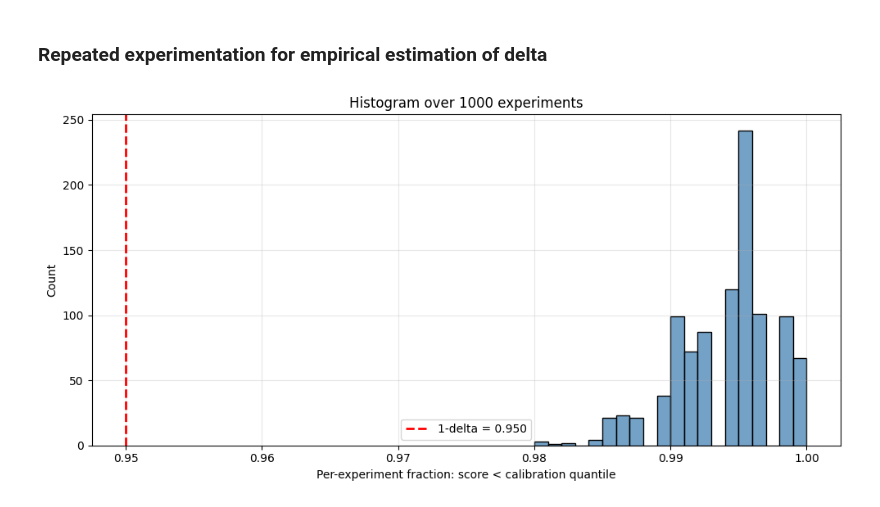
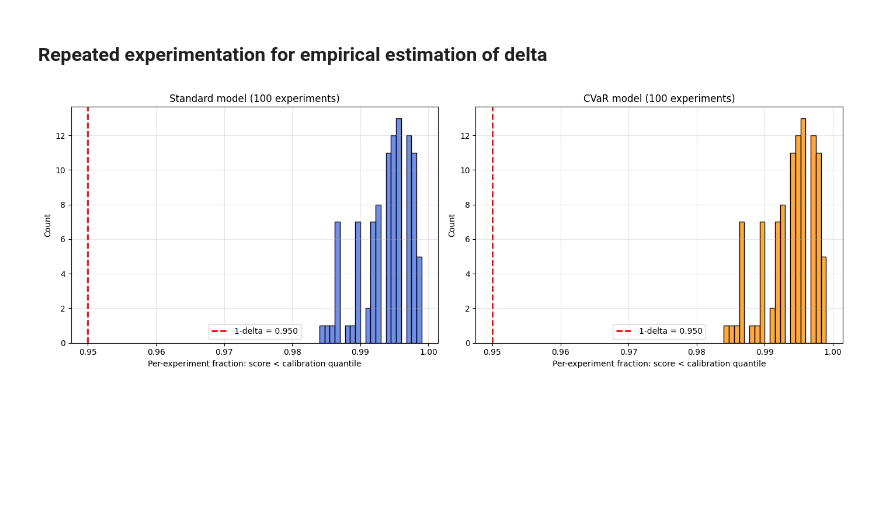
Before and after one commit to laurameroi/Conformal_PB, a Jupyter notebook: conformal_verification.ipynb, the cells around one changed output. Saved outputs shown, nothing was run; the diff lists cells and outputs as text; code cells hidden in the pictures; blank space fills up the shorter version.

```diff
--- a/conformal_verification.ipynb
+++ b/conformal_verification.ipynb
@@ -57,7 +72,7 @@ Unexpected keys: []
 # %% [markdown]
 ### Set up conformal parameters
 # %%
-# Non-conformity score
+# Non-conformity score (supported: "pb_loss", "pb_collision")
 non_conformity_score = "pb_loss"
 
 # Conditional vs marginal
@@ -68,7 +83,7 @@ alpha = 0.05       # w/r draw of calibration data
 delta = 0.05            # P w/r nonconformity score violation
 m_cert = 1000           # Size of certification dataset
 test_dataset_size = 1000
-nb_experiments = 1000
+nb_experiments = 100
 
 #Calculate the shift in alpha for conditional certificates
 if conditional_verification:
@@ -86,15 +101,17 @@ np.random.seed(seed)
 # %% [markdown]
 ### Sample calibration dataset
 # %%
-# Sample noise realizations
+# Sample noise realizations for calibration
 calibration_w = generate_random_batch(batch_size=m_cert, horizon=horizon, n_agents=n_agents,
                                     x0_std=x0_std, noise_std=noise_std, device=device)
 
-# Unroll trajectories with trained closed-loop model
-traj = {}
-pb_loop.eval()
+# Unroll trajectories with BOTH models on identical calibration batch
+traj_std, traj_cvar = {}, {}
+pb_loop_standard.eval()
+pb_loop_cvar.eval()
 with torch.no_grad():
-    traj["x"], traj["u"], traj["w_hat"] = pb_loop.run(calibration_w)
+    traj_std["x"], traj_std["u"], traj_std["w_hat"] = pb_loop_standard.run(calibration_w)
+    traj_cvar["x"], traj_cvar["u"], traj_cvar["w_hat"] = pb_loop_cvar.run(calibration_w)
 # %% [markdown]
 ### Find the conditional threshold of the non-conformity score on the calibration set
 # %%
@@ -166,9 +204,11 @@ Reference 1-alpha: 0.9500
 # %% [markdown]
 ### Repeated experimentation for empirical estimation of delta
 # %%
-fractions_below_quantile = []
+fractions_below_quantile_std = []
+fractions_below_quantile_cvar = []
 
-pb_loop.eval()
+pb_loop_standard.eval()
+pb_loop_cvar.eval()
 with torch.no_grad():
     for _ in range(nb_experiments):
         # 1) Calibration split for this experiment
@@ -178,51 +218,74 @@ with torch.no_grad():
             n_agents=n_agents,
             x0_std=x0_std,
             noise_std=noise_std,
             device=device,
         )
-        traj_cal_i = {}
-        traj_cal_i["x"], traj_cal_i["u"], traj_cal_i["w_hat"] = pb_loop.run(calibration_w_i)
+        traj_cal_std_i, traj_cal_cvar_i = {}, {}
+        traj_cal_std_i["x"], traj_cal_std_i["u"], traj_cal_std_i["w_hat"] = pb_loop_standard.run(calibration_w_i)
+        traj_cal_cvar_i["x"], traj_cal_cvar_i["u"], traj_cal_cvar_i["w_hat"] = pb_loop_cvar.run(calibration_w_i)
 
-        calibration_result_i = nonconformity.calibrate_nonconformity(
-            trajectories=traj_cal_i,
+        calibration_result_std_i = nonconformity.calibrate_nonconformity(
+            trajectories=traj_cal_std_i,
+            scorer=scorer,
+            alpha=alpha_conditional,
+            finite_sample=True,
+        )
+        calibration_result_cvar_i = nonconformity.calibrate_nonconformity(
+            trajectories=traj_cal_cvar_i,
             scorer=scorer,
             alpha=alpha_conditional,
             finite_sample=True,
         )
 
         # 2) Independent test split for this experiment
         test_w_i = generate_random_batch(
             batch_size=test_dataset_size,
             horizon=horizon,
             n_agents=n_agents,
             x0_std=x0_std,
             noise_std=noise_std,
             device=device,
         )
-        traj_test_i = {}
-        traj_test_i["x"], traj_test_i["u"], traj_test_i["w_hat"] = pb_loop.run(test_w_i)
+        traj_test_std_i, traj_test_cvar_i = {}, {}
+        traj_test_std_i["x"], traj_test_std_i["u"], traj_test_std_i["w_hat"] = pb_loop_standard.run(test_w_i)
+        traj_test_cvar_i["x"], traj_test_cvar_i["u"], traj_test_cvar_i["w_hat"] = pb_loop_cvar.run(test_w_i)
 
-        test_scores_i = nonconformity.compute_nonconformity_scores(traj_test_i, scorer)
+        test_scores_std_i = nonconformity.compute_nonconformity_scores(traj_test_std_i, scorer)
+        test_scores_cvar_i = nonconformity.compute_nonconformity_scores(traj_test_cvar_i, scorer)
 
-        fraction_i = (test_scores_i < calibration_result_i.threshold).float().mean().item()
-        fractions_below_quantile.append(fraction_i)
+        fraction_std_i = (test_scores_std_i < calibration_result_std_i.threshold).float().mean().item()
+        fraction_cvar_i = (test_scores_cvar_i < calibration_result_cvar_i.threshold).float().mean().item()
+        fractions_below_quantile_std.append(fraction_std_i)
+        fractions_below_quantile_cvar.append(fraction_cvar_i)
 
-fractions_below_quantile = np.asarray(fractions_below_quantile)
+fractions_std = np.asarray(fractions_below_quantile_std)
+fractions_cvar = np.asarray(fractions_below_quantile_cvar)
 
 # Empirical estimate: P( fraction >= 1 - delta )
-empirical_prob_above_1_minus_delta = np.mean(fractions_below_quantile >= (1.0 - delta))
+empirical_prob_std = np.mean(fractions_std >= (1.0 - delta))
+empirical_prob_cvar = np.mean(fractions_cvar >= (1.0 - delta))
 
-plt.figure(figsize=(10, 5))
-sns.histplot(fractions_below_quantile, bins=20, kde=False, color="steelblue")
-plt.axvline(1.0 - delta, color="red", linestyle="--", linewidth=2, label=f"1-delta = {1.0 - delta:.3f}")
-plt.xlabel("Per-experiment fraction: score < calibration quantile")
-plt.ylabel("Count")
-plt.title(f"Histogram over {nb_experiments} experiments")
-plt.legend()
-plt.grid(True, alpha=0.3)
+fig, axes = plt.subplots(1, 2, figsize=(14, 5))
+
+sns.histplot(fractions_std, bins=20, kde=False, color="royalblue", ax=axes[0])
+axes[0].axvline(1.0 - delta, color="red", linestyle="--", linewidth=2, label=f"1-delta = {1.0 - delta:.3f}")
+axes[0].set_xlabel("Per-experiment fraction: score < calibration quantile")
+axes[0].set_ylabel("Count")
+axes[0].set_title(f"Standard model ({nb_experiments} experiments)")
+axes[0].legend()
+axes[0].grid(True, alpha=0.3)
+
+sns.histplot(fractions_cvar, bins=20, kde=False, color="darkorange", ax=axes[1])
+axes[1].axvline(1.0 - delta, color="red", linestyle="--", linewidth=2, label=f"1-delta = {1.0 - delta:.3f}")
+axes[1].set_xlabel("Per-experiment fraction: score < calibration quantile")
+axes[1].set_ylabel("Count")
+axes[1].set_title(f"CVaR model ({nb_experiments} experiments)")
+axes[1].legend()
+axes[1].grid(True, alpha=0.3)
 plt.tight_layout()
 plt.show()
 
-print(f"Empirical estimate P(fraction >= 1-delta): {empirical_prob_above_1_minus_delta:.4f}")
+print(f"Standard model - Empirical P(fraction >= 1-delta): {empirical_prob_std:.4f}")
+print(f"CVaR model     - Empirical P(fraction >= 1-delta): {empirical_prob_cvar:.4f}")
 # %% [output]
-[figure, old version]
+[figure, new version]
```
Also changed, not shown: parts of 13 cells of this notebook, 5 other files.
